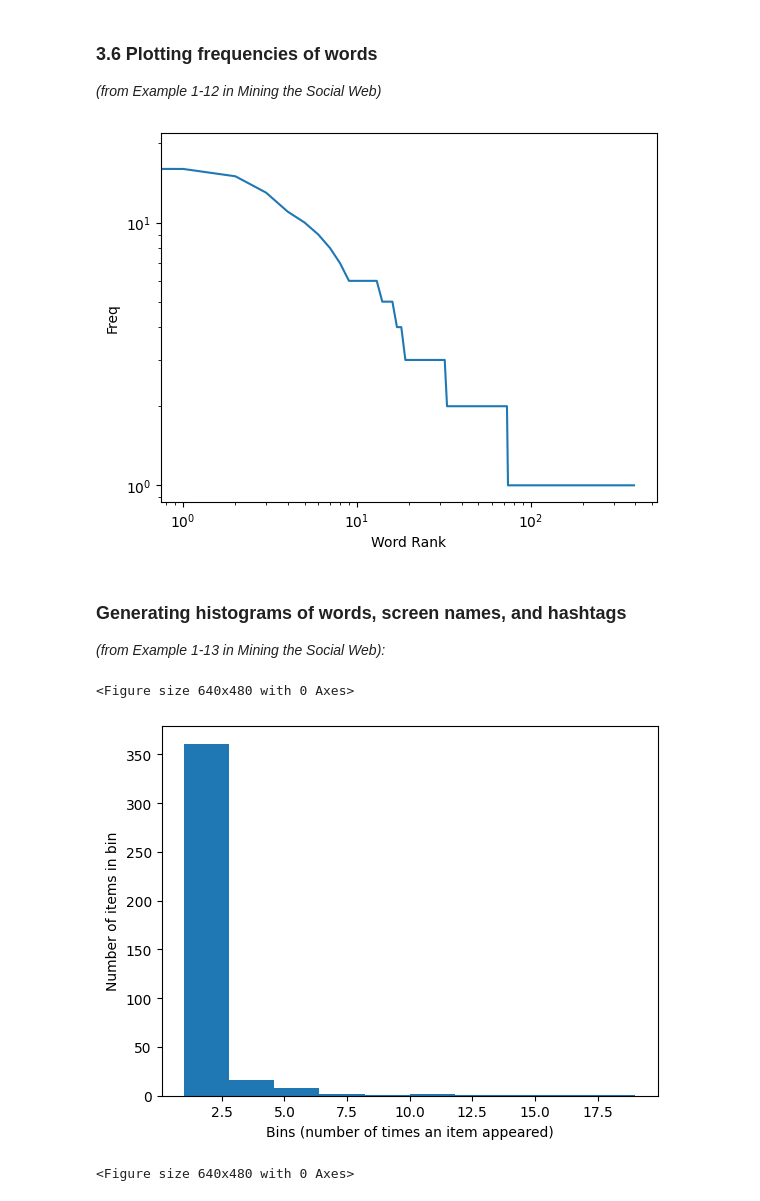
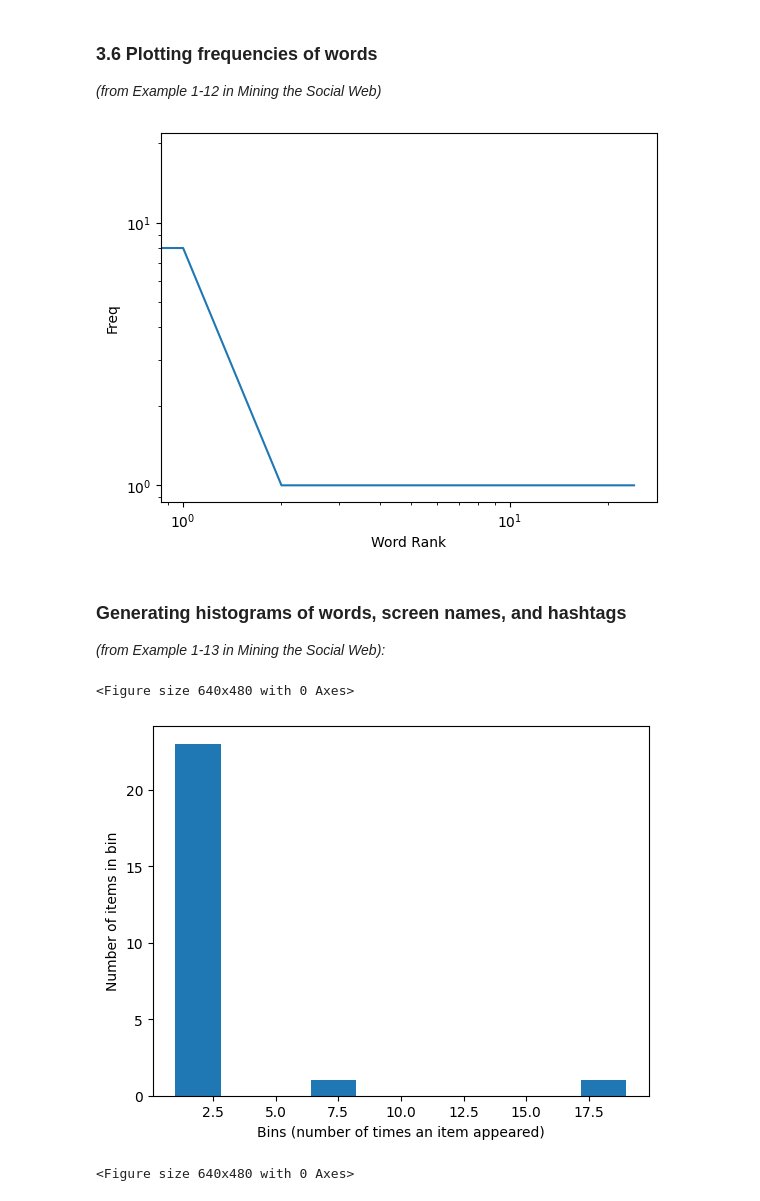
Before and after one commit to bazottie/vu-social-web-notebooks, a Jupyter notebook: assignments/assigment1/sw23-group21.ipynb, the cells around one changed output. Drawn from its saved outputs; the diff is of its cells as text; code cells hidden in the pictures.

```diff
--- a/assignments/assigment1/sw23-group21.ipynb
+++ b/assignments/assigment1/sw23-group21.ipynb
@@ -475,29 +477,29 @@ reblogged toots:  0
 ### 3.6 Plotting frequencies of words
 *(from Example 1-12 in Mining the Social Web)*
 # %%
-word_counts = sorted(Counter(words).values(), reverse=True)
+word_counts = sorted(Counter(hashtags).values(), reverse=True)
 import matplotlib.pyplot as plt
 plt.loglog(word_counts)
 plt.ylabel("Freq")
 plt.xlabel("Word Rank")
 plt.show()
 # %% [output]
-[figure, old version]
+[figure, new version]
 # %% [markdown]
 ### Generating histograms of words, screen names, and hashtags
 *(from Example 1-13 in Mining the Social Web):*
 # %%
-c = Counter(words)
+c = Counter(hashtags)
 plt.hist(c.values())
 
 plt.title("")
 plt.ylabel("Number of items in bin")
 plt.xlabel("Bins (number of times an item appeared)")
 
 plt.figure()
 # %% [output]
 <Figure size 640x480 with 0 Axes>
-[figure, old version]
+[figure, new version]
 <Figure size 640x480 with 0 Axes>
 # %%
 # extra: seaborn plots with a one-liner.
```
Also changed, not shown: parts of 7 cells of this notebook, 1 other file.
